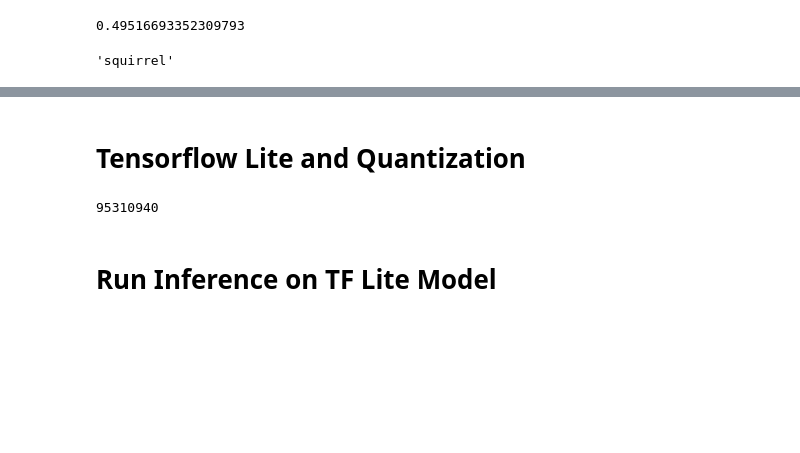
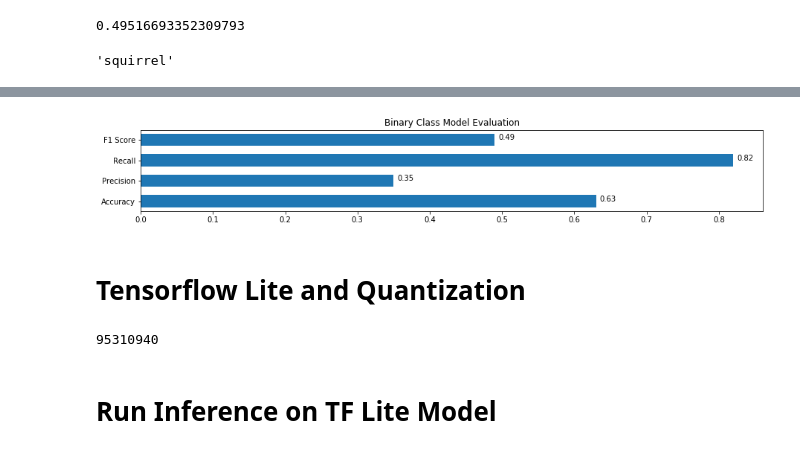
Before and after one commit to vivekmids/crow, a Jupyter notebook: InceptionV3_no_finetuning.ipynb, the cells around one changed output, grey strips where cells are left out. Cells and saved outputs as stored; diff of their text form; code cells hidden in the pictures; blank space fills up the shorter version.

```diff
--- a/InceptionV3_no_finetuning.ipynb
+++ b/InceptionV3_no_finetuning.ipynb
@@ -734,3 +866,26 @@ classes_dict_lookup[pred2.argmax()]
+# %%
+x = ['Accuracy', 'Precision', 'Recall', 'F1 Score']
+y = [0.63, 0.35, 0.82, 0.49]
+
+plt.rcParams['figure.figsize'] = [15, 2]
+
+width = 0.6
+fig, ax = plt.subplots()
+ind = np.arange(len(y))
+
+ax.barh(ind, y, width)
+
+ax.set_yticks(ind+width/2-0.3)
+ax.set_yticklabels(x, minor=False)
+
+plt.title('Binary Class Model Evaluation')
+
+for index, value in enumerate(y):
+    ax.text(value+0.005, index, str(value))
+
+plt.show()
+# %% [output]
+[figure, added]
 # %% [markdown]
 # Tensorflow Lite and Quantization
 # %%
```
Also changed, not shown: parts of 51 cells of this notebook.
